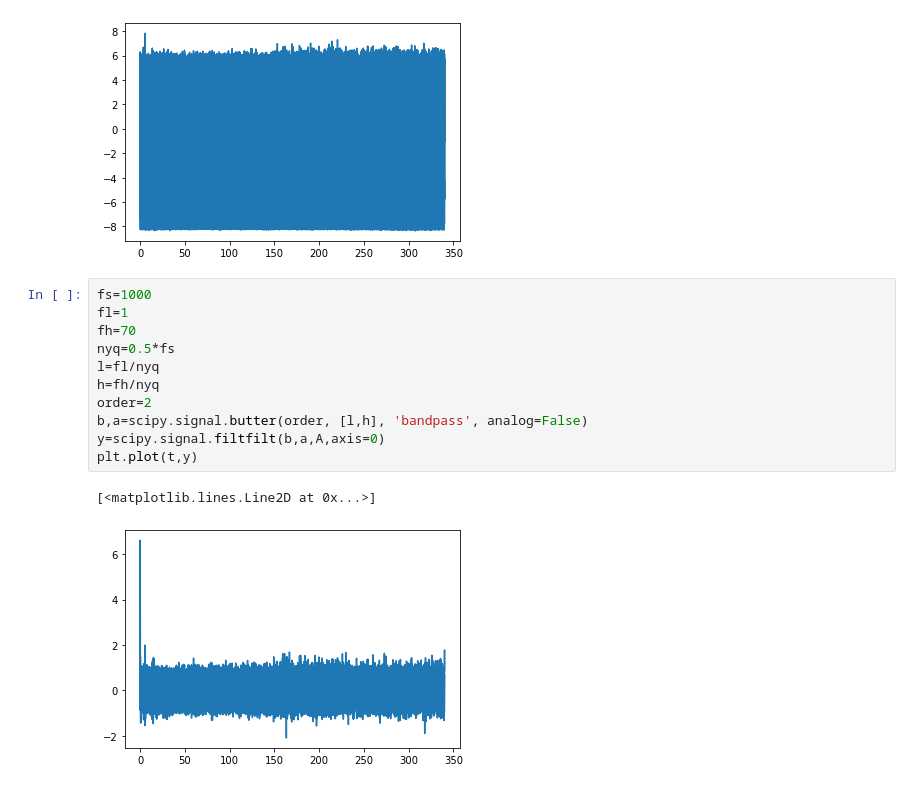
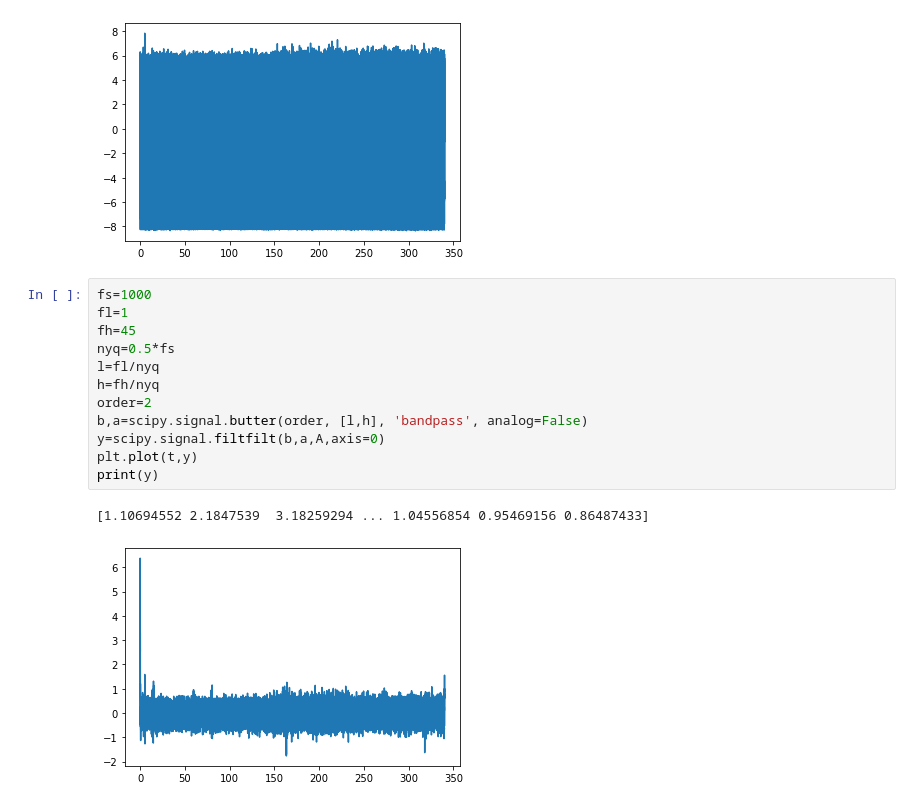
Before and after one commit to HeroicSpider/Brain-maturity-scoring-of-preterm-neonatal-babies, a Jupyter notebook: EEG signal analysis.ipynb, the cells around one changed output. Drawn from its saved outputs; the diff is of its cells as text.

```diff
--- a/EEG signal analysis.ipynb
+++ b/EEG signal analysis.ipynb
@@ -74,14 +76,15 @@ plt.plot(t,A)
 # %%
 fs=1000
 fl=1
-fh=70
+fh=45
 nyq=0.5*fs
 l=fl/nyq
 h=fh/nyq
 order=2
 b,a=scipy.signal.butter(order, [l,h], 'bandpass', analog=False)
 y=scipy.signal.filtfilt(b,a,A,axis=0)
 plt.plot(t,y)
+print(y)
 # %% [output]
-[<matplotlib.lines.Line2D at 0x...>]
+[1.10694552 2.1847539  3.18259294 ... 1.04556854 0.95469156 0.86487433]
-[figure, old version]
+[figure, new version]
```
Also changed, not shown: parts of 5 cells of this notebook.
